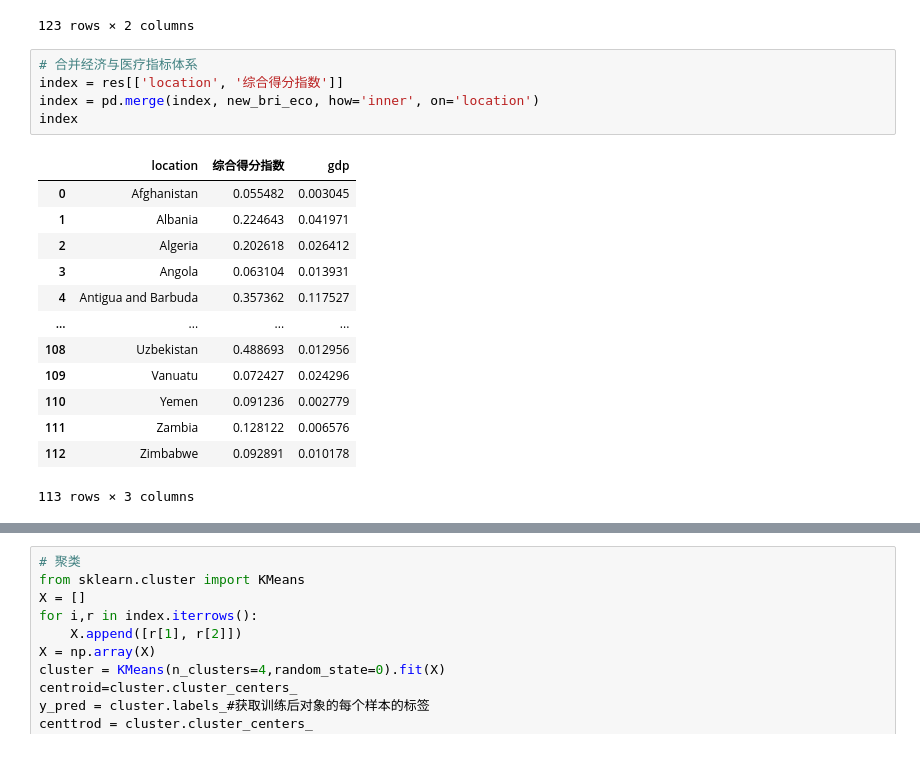
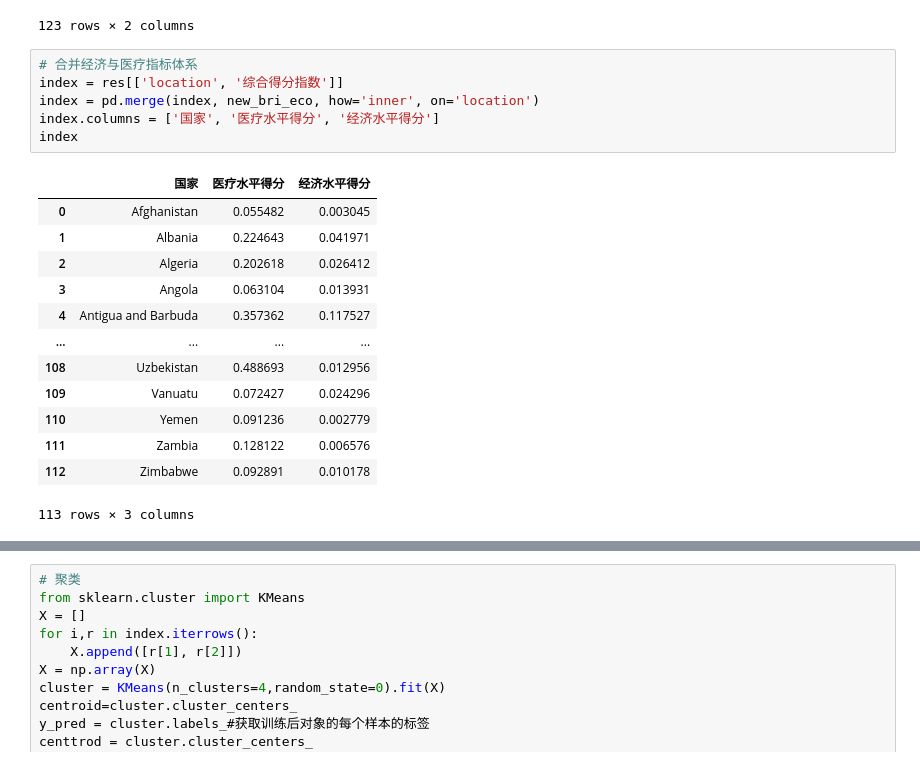
Before and after one commit to AStogov/eac_bridge, a Jupyter notebook: 一带一路国家经济与医疗水平综合分类分析.ipynb, the cells around one changed output, grey strips where cells are left out. Cells and saved outputs as stored; diff of their text form.

```diff
--- a/一带一路国家经济与医疗水平综合分类分析.ipynb
+++ b/一带一路国家经济与医疗水平综合分类分析.ipynb
@@ -245,10 +252,11 @@ new_bri_eco
 # %%
 # 合并经济与医疗指标体系
 index = res[['location', '综合得分指数']]
 index = pd.merge(index, new_bri_eco, how='inner', on='location')
+index.columns = ['国家', '医疗水平得分', '经济水平得分']
 index
 # %% [output]
-|  | location | 综合得分指数 | gdp |
+|  | 国家 | 医疗水平得分 | 经济水平得分 |
 | 0 | Afghanistan | 0.055482 | 0.003045 |
 | 1 | Albania | 0.224643 | 0.041971 |
 | 2 | Algeria | 0.202618 | 0.026412 |
```
Also changed, not shown: parts of 7 cells of this notebook, 1 other file.
